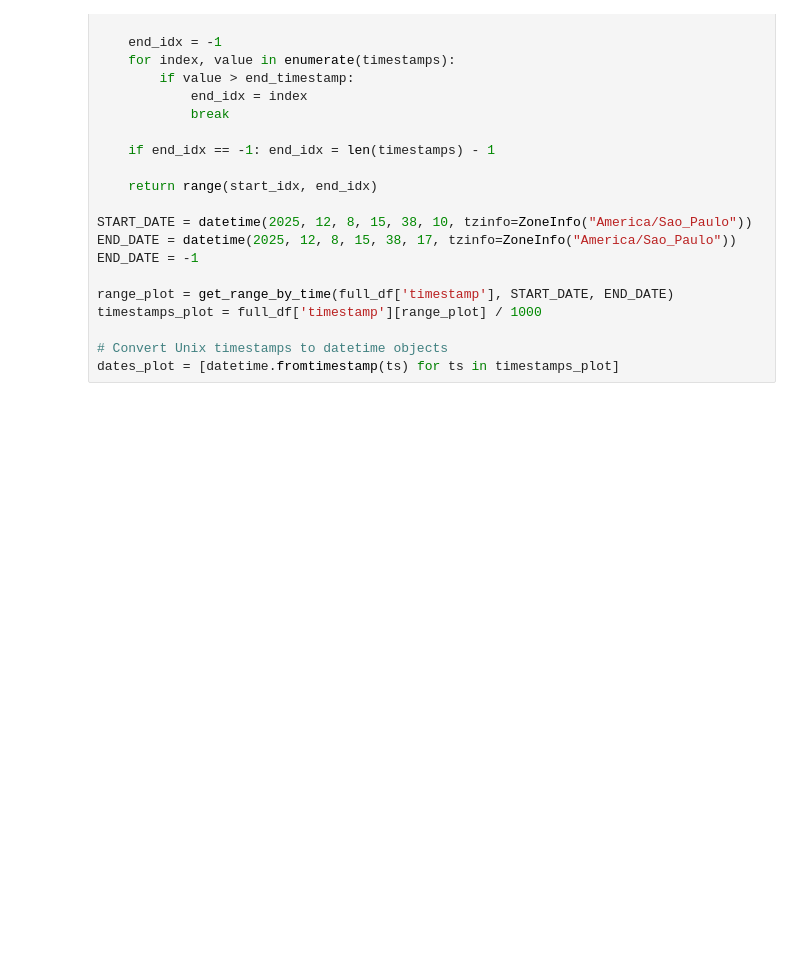
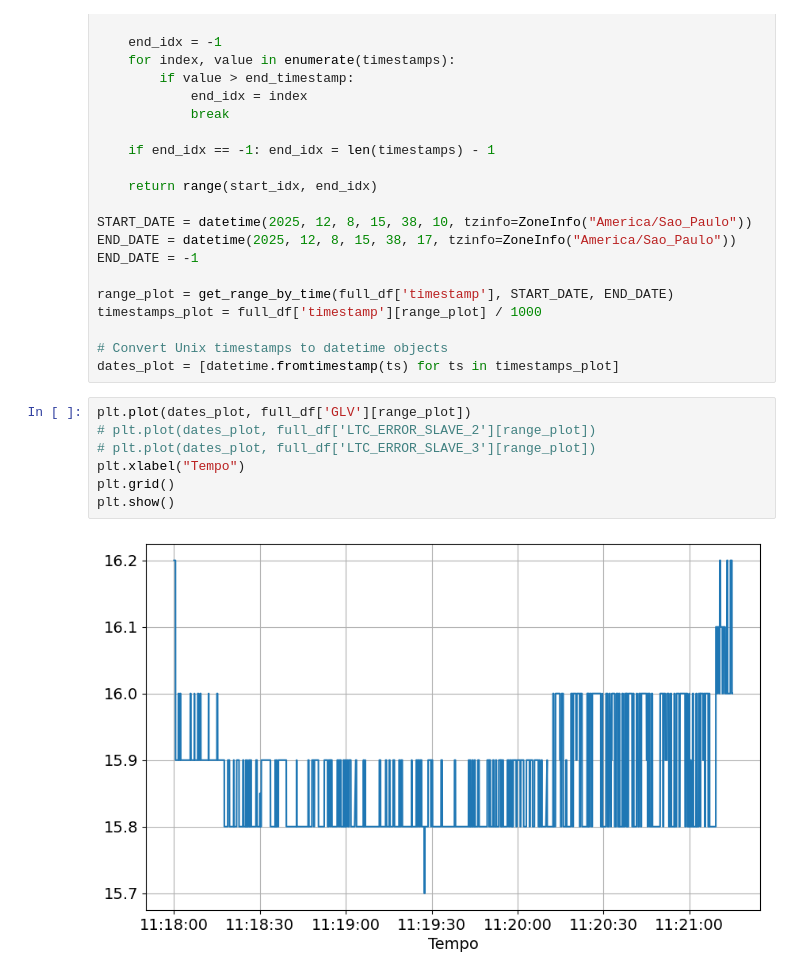
Before and after one commit to Tesla-UFMG/Data-Analysis, a Jupyter notebook: notebooks/csv_testing.ipynb, the cells around one changed output. Saved outputs shown, nothing was run; the diff lists cells and outputs as text; blank space fills up the shorter version.

```diff
--- a/notebooks/csv_testing.ipynb
+++ b/notebooks/csv_testing.ipynb
@@ -68,6 +75,15 @@ timestamps_plot = full_df['timestamp'][range_plot] / 1000
 
 # Convert Unix timestamps to datetime objects
 dates_plot = [datetime.fromtimestamp(ts) for ts in timestamps_plot]
+# %%
+plt.plot(dates_plot, full_df['GLV'][range_plot])
+# plt.plot(dates_plot, full_df['LTC_ERROR_SLAVE_2'][range_plot])
+# plt.plot(dates_plot, full_df['LTC_ERROR_SLAVE_3'][range_plot])
+plt.xlabel("Tempo")
+plt.grid()
+plt.show()
+# %% [output]
+[figure, added]
 # %%
 # car_velocity = (full_df['LEFT_MOTOR_CURRENT'] + full_df['RIGHT_MOTOR_CURRENT'])
 car_velocity = full_df['ELETROBUILD_TEMPERATURE']
```
Also changed, not shown: parts of 11 cells of this notebook, 30 other files.
